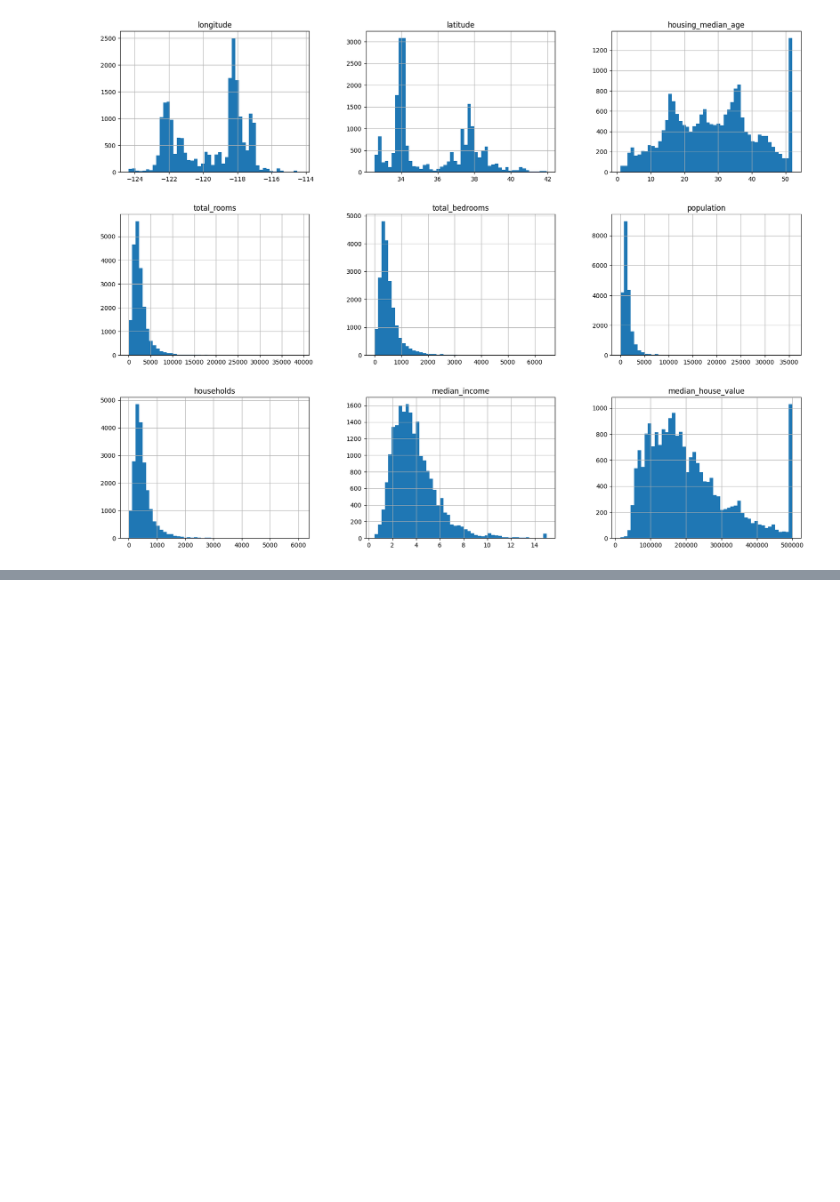
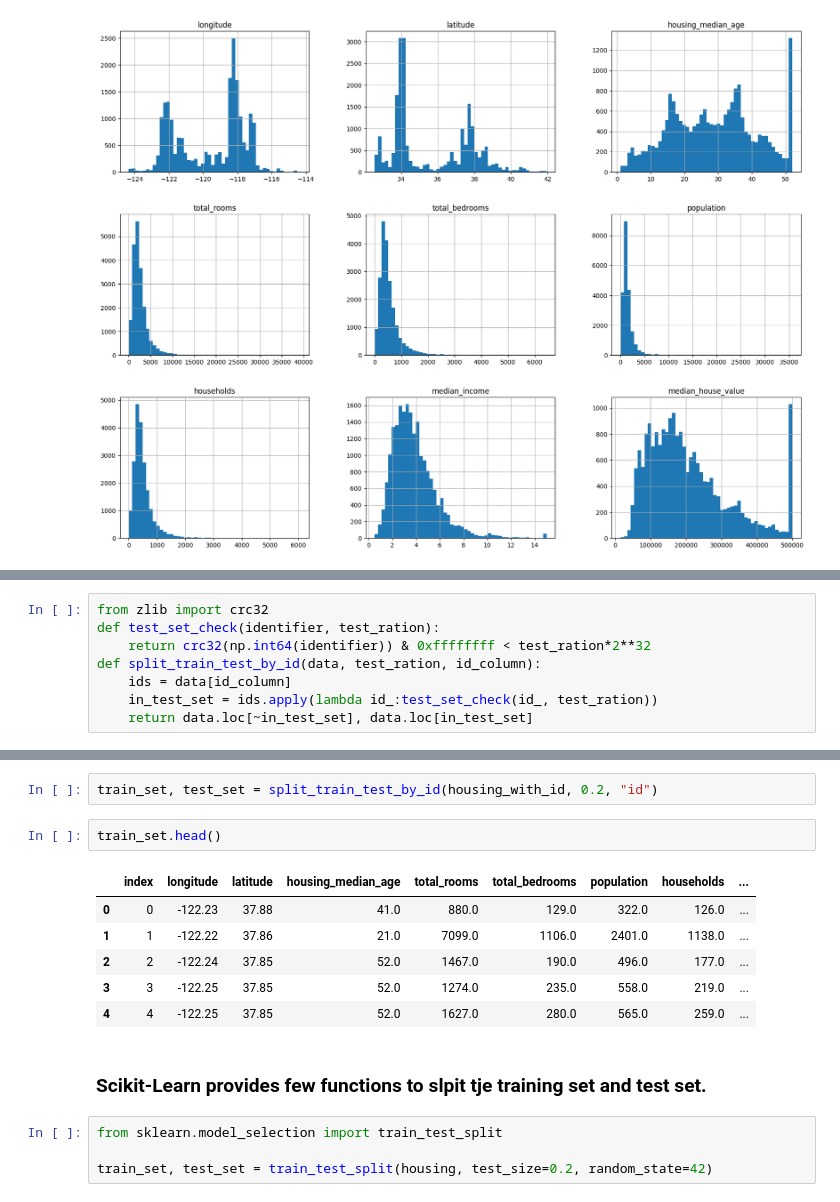
Before and after one commit to sandun7787/NearBay-Housing-Prediction, a Jupyter notebook: My_First_Code.ipynb, the cells around one changed output, grey strips where cells are left out. Saved outputs shown, nothing was run; the diff lists cells and outputs as text; blank space fills up the shorter version.

```diff
--- a/My_First_Code.ipynb
+++ b/My_First_Code.ipynb
@@ -123,0 +187,8 @@ plt.show()
+# %%
+from zlib import crc32
+def test_set_check(identifier, test_ration):
+    return crc32(np.int64(identifier)) & 0xffffffff < test_ration*2**32
+def split_train_test_by_id(data, test_ration, id_column):
+    ids = data[id_column]
+    in_test_set = ids.apply(lambda id_:test_set_check(id_, test_ration))
+    return data.loc[~in_test_set], data.loc[in_test_set]
@@ -123,0 +245,17 @@ plt.show()
+# %%
+train_set, test_set = split_train_test_by_id(housing_with_id, 0.2, "id")
+# %%
+train_set.head()
+# %% [output]
+|  | index | longitude | latitude | housing_median_age | total_rooms | total_bedrooms | population | households | ... |
+| 0 | 0 | -122.23 | 37.88 | 41.0 | 880.0 | 129.0 | 322.0 | 126.0 | ... |
+| 1 | 1 | -122.22 | 37.86 | 21.0 | 7099.0 | 1106.0 | 2401.0 | 1138.0 | ... |
+| 2 | 2 | -122.24 | 37.85 | 52.0 | 1467.0 | 190.0 | 496.0 | 177.0 | ... |
+| 3 | 3 | -122.25 | 37.85 | 52.0 | 1274.0 | 235.0 | 558.0 | 219.0 | ... |
+| 4 | 4 | -122.25 | 37.85 | 52.0 | 1627.0 | 280.0 | 565.0 | 259.0 | ... |
+# %% [markdown]
+### Scikit-Learn provides few functions to slpit tje training set and test set.
+# %%
+from sklearn.model_selection import train_test_split
+
+train_set, test_set = train_test_split(housing, test_size=0.2, random_state=42)
```
Also changed, not shown: parts of 23 cells of this notebook.
